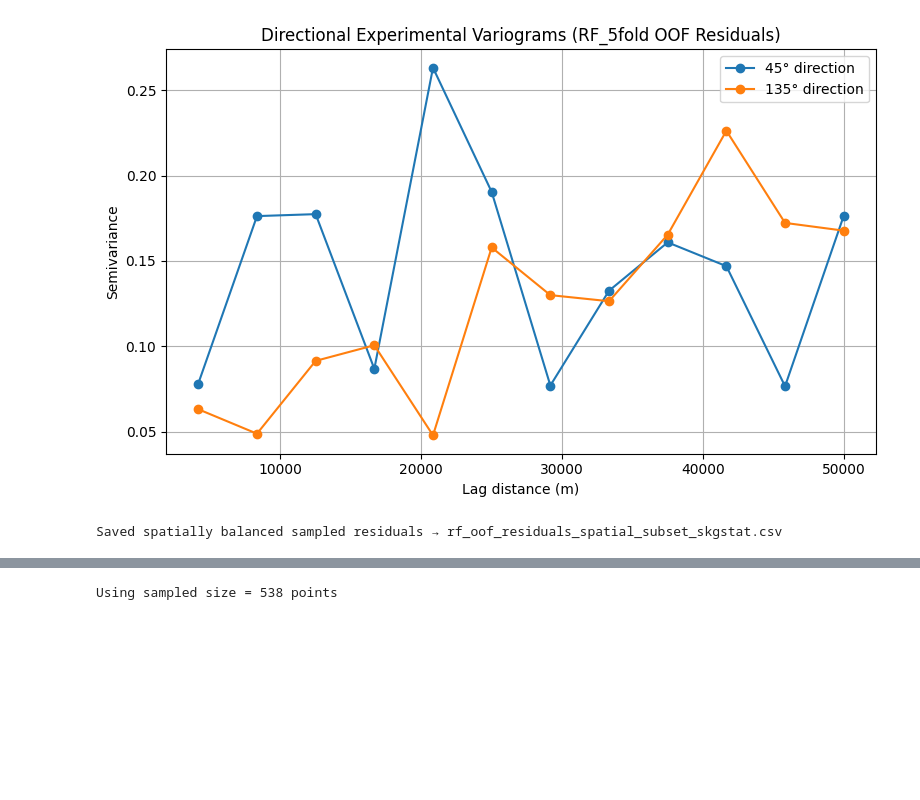
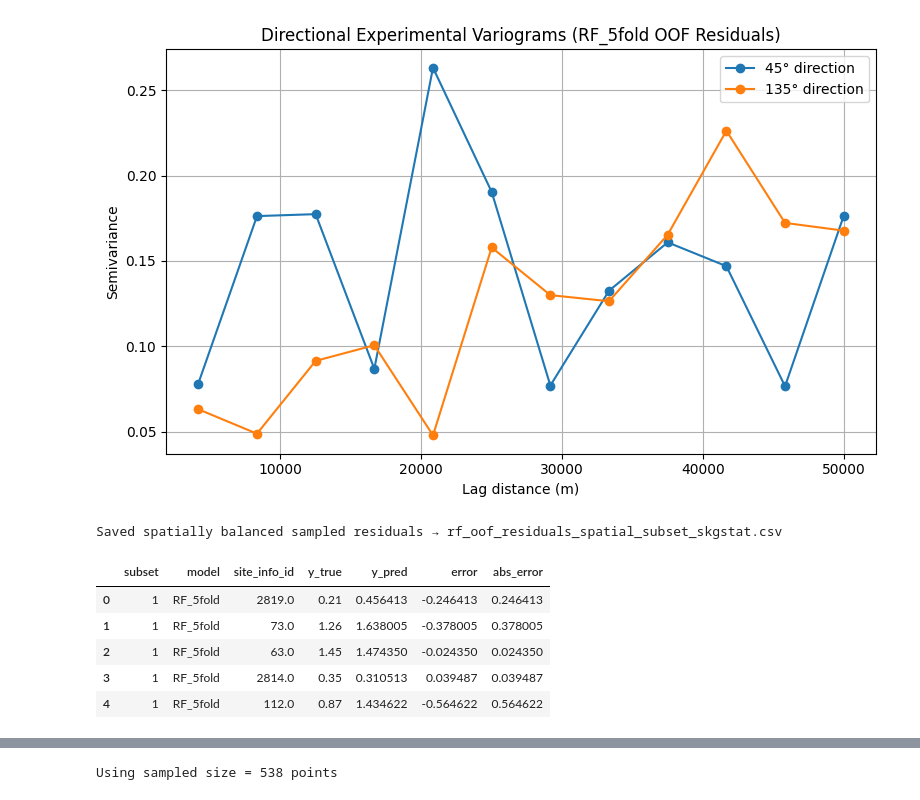
Before and after one commit to inesschwartz/ThesisSoilAngola, a Jupyter notebook: model/7_v2_models_nest.ipynb, the cells around one changed output, grey strips where cells are left out. Cells and saved outputs as stored; diff of their text form; code cells hidden in the pictures; blank space fills up the shorter version.

```diff
--- a/model/7_v2_models_nest.ipynb
+++ b/model/7_v2_models_nest.ipynb
@@ -682,3 +682,15 @@ Loaded 31900 RF_5fold OOF points with coordinates.
 Spatially balanced sample size: 538
 [figure]
 Saved spatially balanced sampled residuals → rf_oof_residuals_spatial_subset_skgstat.csv
+# %%
+import pandas as pd
+CSV = pd.read_csv("/Users/inesschwartz/Desktop/model/results_cv_global/cv_point_predictions_all_declusters.csv")
+
+CSV.head()
+# %% [output]
+|  | subset | model | site_info_id | y_true | y_pred | error | abs_error |
+| 0 | 1 | RF_5fold | 2819.0 | 0.21 | 0.456413 | -0.246413 | 0.246413 |
+| 1 | 1 | RF_5fold | 73.0 | 1.26 | 1.638005 | -0.378005 | 0.378005 |
+| 2 | 1 | RF_5fold | 63.0 | 1.45 | 1.474350 | -0.024350 | 0.024350 |
+| 3 | 1 | RF_5fold | 2814.0 | 0.35 | 0.310513 | 0.039487 | 0.039487 |
+| 4 | 1 | RF_5fold | 112.0 | 0.87 | 1.434622 | -0.564622 | 0.564622 |
```
Also changed, not shown: parts of 7 cells of this notebook, 4 other files.
